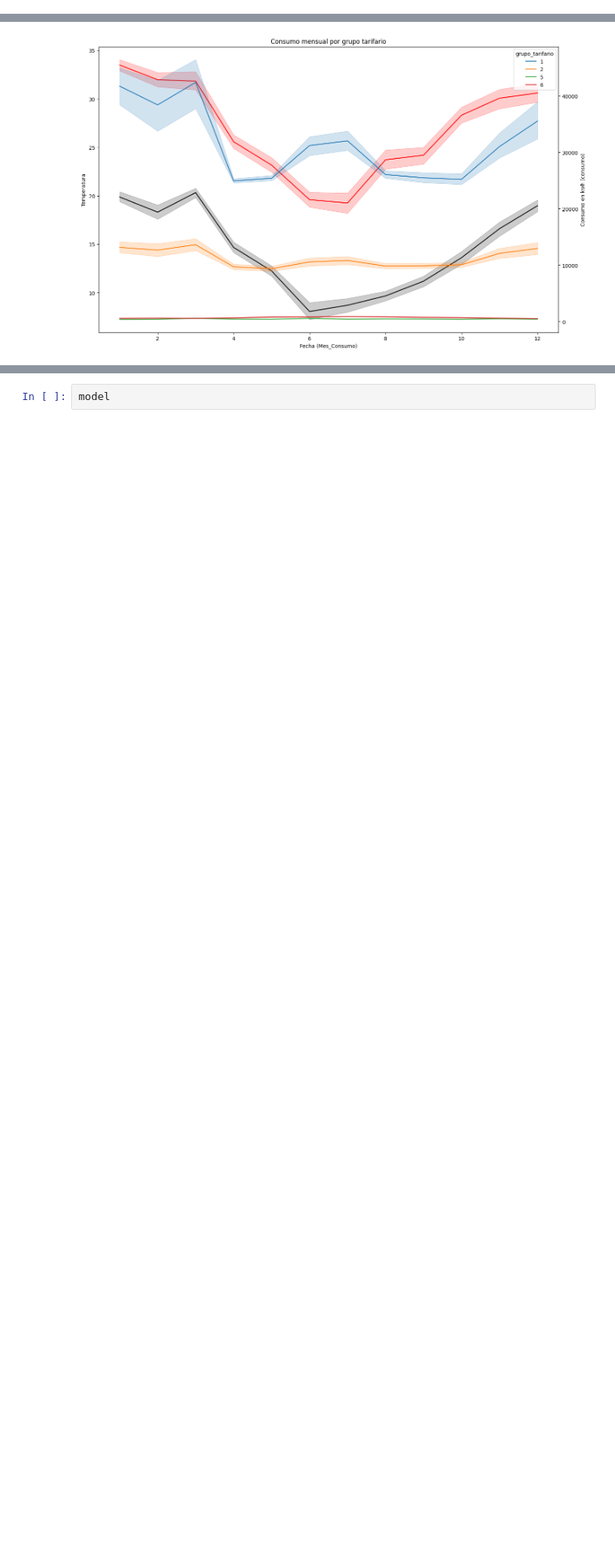
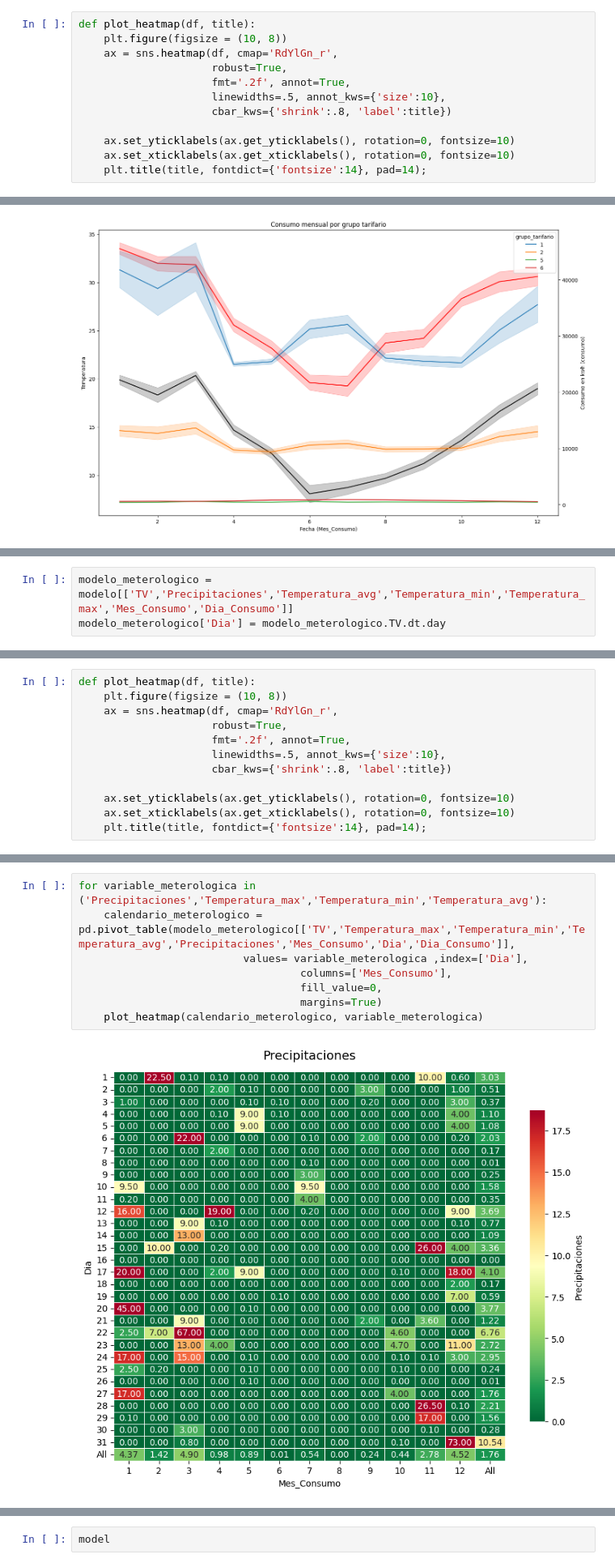
Before and after one commit to pasollipaula/DiplodatosMentoria, a Jupyter notebook: carga_datasets.ipynb, the cells around one changed output, grey strips where cells are left out. Shown at 81% size. Drawn from its saved outputs; the diff is of its cells as text; blank space fills up the shorter version.

```diff
--- a/carga_datasets.ipynb
+++ b/carga_datasets.ipynb
@@ -519,3 +524,15 @@ observatorio = observatorio.merge(process_data(precipitaciones, 'Precipitaciones
+# %%
+def plot_heatmap(df, title):
+    plt.figure(figsize = (10, 8))
+    ax = sns.heatmap(df, cmap='RdYlGn_r',
+                     robust=True,
+                     fmt='.2f', annot=True,
+                     linewidths=.5, annot_kws={'size':10},
+                     cbar_kws={'shrink':.8, 'label':title})
+
+    ax.set_yticklabels(ax.get_yticklabels(), rotation=0, fontsize=10)
+    ax.set_xticklabels(ax.get_xticklabels(), rotation=0, fontsize=10)
+    plt.title(title, fontdict={'fontsize':14}, pad=14);
 # %% [markdown]
 Eliminamos datos del dataset Clima aquellos valores que están fuera del rango útil o de estudio:
 # %%
@@ -924,0 +939,3 @@ plt.show()
+# %%
+modelo_meterologico = modelo[['TV','Precipitaciones','Temperatura_avg','Temperatura_min','Temperatura_max','Mes_Consumo','Dia_Consumo']]
+modelo_meterologico['Dia'] = modelo_meterologico.TV.dt.day
@@ -924,0 +944,12 @@ plt.show()
+# %%
+def plot_heatmap(df, title):
+    plt.figure(figsize = (10, 8))
+    ax = sns.heatmap(df, cmap='RdYlGn_r',
+                     robust=True,
+                     fmt='.2f', annot=True,
+                     linewidths=.5, annot_kws={'size':10},
+                     cbar_kws={'shrink':.8, 'label':title})
+
+    ax.set_yticklabels(ax.get_yticklabels(), rotation=0, fontsize=10)
+    ax.set_xticklabels(ax.get_xticklabels(), rotation=0, fontsize=10)
+    plt.title(title, fontdict={'fontsize':14}, pad=14);
@@ -924,0 +958,10 @@ plt.show()
+# %%
+for variable_meterologica in ('Precipitaciones','Temperatura_max','Temperatura_min','Temperatura_avg'):
+    calendario_meterologico = pd.pivot_table(modelo_meterologico[['TV','Temperatura_max','Temperatura_min','Temperatura_avg','Precipitaciones','Mes_Consumo','Dia','Dia_Consumo']],
+                          values= variable_meterologica ,index=['Dia'],
+                                   columns=['Mes_Consumo'],
+                                   fill_value=0,
+                                   margins=True)
+    plot_heatmap(calendario_meterologico, variable_meterologica)
+# %% [output]
+[figure, added]
```
Also changed, not shown: parts of 10 cells of this notebook.
